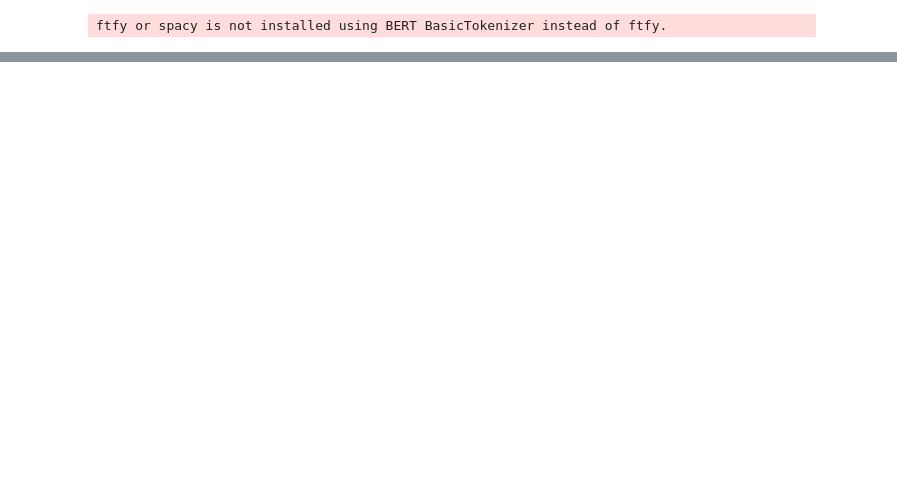
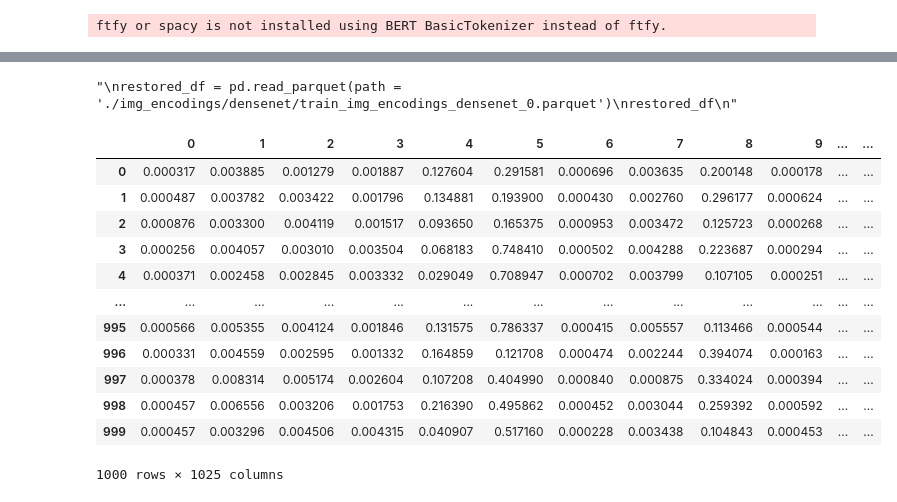
Before and after one commit to Natalya7oct/tiny_clip, a Jupyter notebook: image_encoders.ipynb, the cells around one changed output, grey strips where cells are left out. Drawn from its saved outputs; the diff is of its cells as text; code cells hidden in the pictures; blank space fills up the shorter version.

```diff
--- a/image_encoders.ipynb
+++ b/image_encoders.ipynb
@@ -90,5 +113,24 @@ get_img_encoding_file(train_img_path,count_img,model,model_name)
 # %%
 '''
-restored_df = pd.read_parquet(path = './img_encodings//train_img_encodings_densenet_0.parquet')
+restored_df = pd.read_parquet(path = './img_encodings/densenet/train_img_encodings_densenet_0.parquet')
 restored_df
 '''
+# %% [output]
+"\nrestored_df = pd.read_parquet(path = './img_encodings/densenet/train_img_encodings_densenet_0.parquet')\nrestored_df\n"
+# %%
+restored_df = pd.read_parquet(path = './img_encodings/densenet/train_img_encodings_densenet_0.parquet')
+restored_df
+# %% [output]
+|  | 0 | 1 | 2 | 3 | 4 | 5 | 6 | 7 | 8 | 9 | ... | ... |
+| 0 | 0.000317 | 0.003885 | 0.001279 | 0.001887 | 0.127604 | 0.291581 | 0.000696 | 0.003635 | 0.200148 | 0.000178 | ... | ... |
+| 1 | 0.000487 | 0.003782 | 0.003422 | 0.001796 | 0.134881 | 0.193900 | 0.000430 | 0.002760 | 0.296177 | 0.000624 | ... | ... |
+| 2 | 0.000876 | 0.003300 | 0.004119 | 0.001517 | 0.093650 | 0.165375 | 0.000953 | 0.003472 | 0.125723 | 0.000268 | ... | ... |
+| 3 | 0.000256 | 0.004057 | 0.003010 | 0.003504 | 0.068183 | 0.748410 | 0.000502 | 0.004288 | 0.223687 | 0.000294 | ... | ... |
+| 4 | 0.000371 | 0.002458 | 0.002845 | 0.003332 | 0.029049 | 0.708947 | 0.000702 | 0.003799 | 0.107105 | 0.000251 | ... | ... |
+| ... | ... | ... | ... | ... | ... | ... | ... | ... | ... | ... | ... | ... |
+| 995 | 0.000566 | 0.005355 | 0.004124 | 0.001846 | 0.131575 | 0.786337 | 0.000415 | 0.005557 | 0.113466 | 0.000544 | ... | ... |
+| 996 | 0.000331 | 0.004559 | 0.002595 | 0.001332 | 0.164859 | 0.121708 | 0.000474 | 0.002244 | 0.394074 | 0.000163 | ... | ... |
+| 997 | 0.000378 | 0.008314 | 0.005174 | 0.002604 | 0.107208 | 0.404990 | 0.000840 | 0.000875 | 0.334024 | 0.000394 | ... | ... |
+| 998 | 0.000457 | 0.006556 | 0.003206 | 0.001753 | 0.216390 | 0.495862 | 0.000452 | 0.003044 | 0.259392 | 0.000592 | ... | ... |
+| 999 | 0.000457 | 0.003296 | 0.004506 | 0.004315 | 0.040907 | 0.517160 | 0.000228 | 0.003438 | 0.104843 | 0.000453 | ... | ... |
+1000 rows × 1025 columns
```
Also changed, not shown: parts of 8 cells of this notebook, 2 other files.
